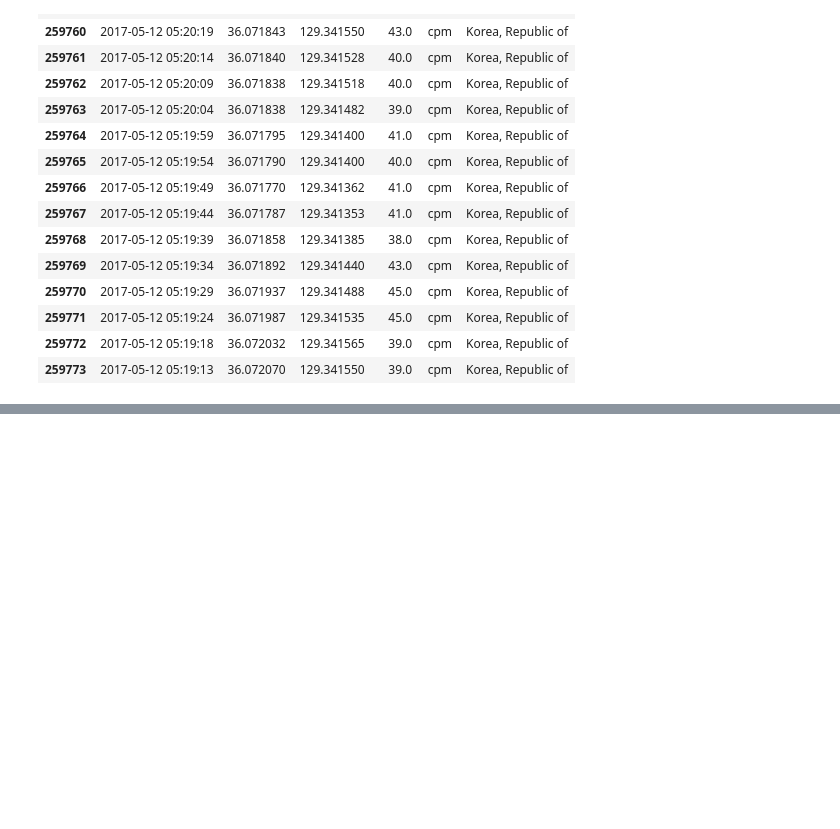
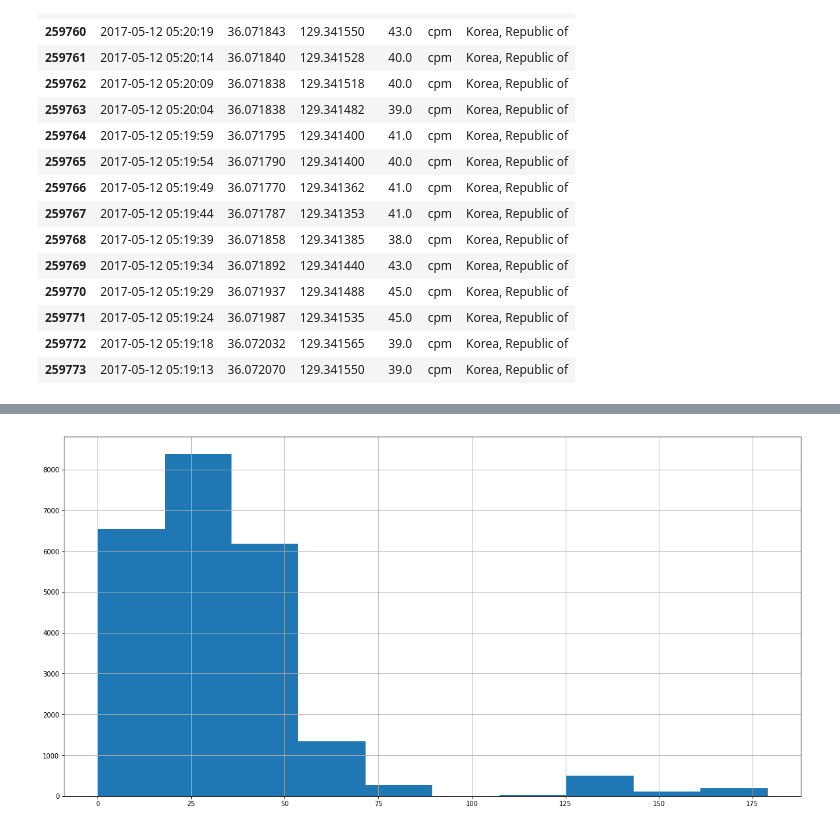
Before and after one commit to mattwalden014/code1161base, a Jupyter notebook: open_data_project/MJW_open_data_project.ipynb, the cells around one changed output, grey strips where cells are left out. Saved outputs shown, nothing was run; the diff lists cells and outputs as text; code cells hidden in the pictures; blank space fills up the shorter version.

```diff
--- a/open_data_project/MJW_open_data_project.ipynb
+++ b/open_data_project/MJW_open_data_project.ipynb
@@ -272,0 +290,4 @@ working_dataset.to_csv('last_working_set.csv', index=False)
+# %%
+working_dataset['Value'][working_dataset['Value'] < 1000].hist();
+# %% [output]
+[figure, added]
```
Also changed, not shown: parts of 35 cells of this notebook.
